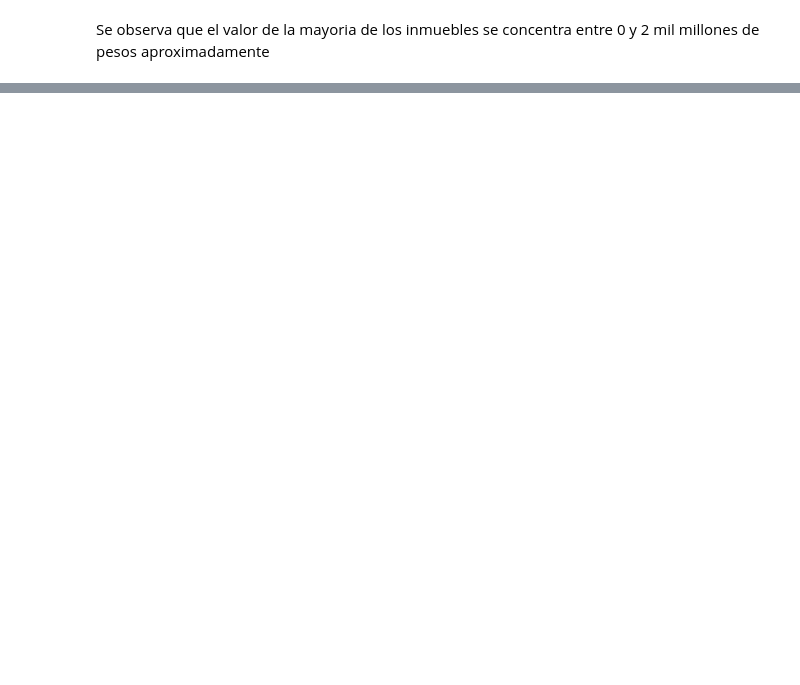
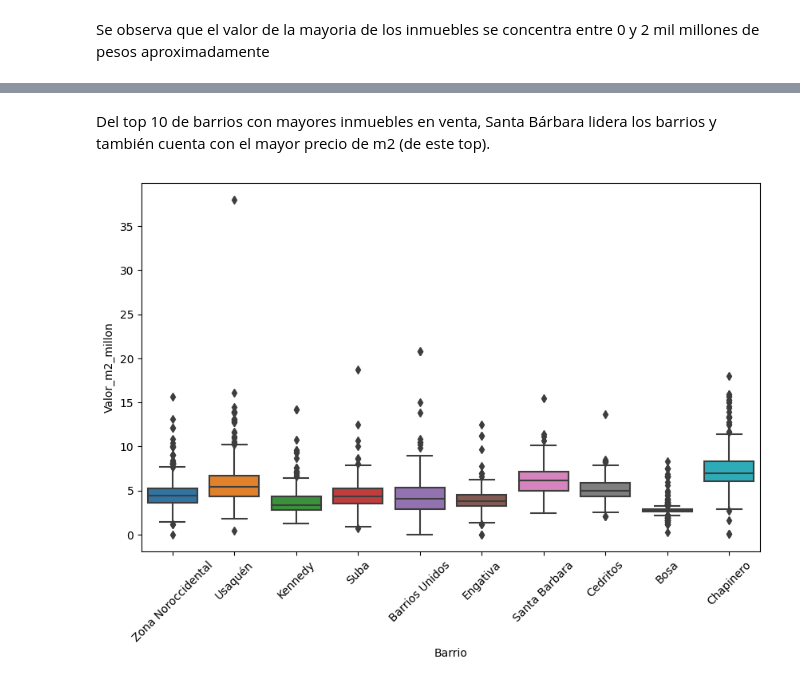
Before and after one commit to Sebasttiann/Python-Inmuebles_Colombia, a Jupyter notebook: Inmuebles_COL.ipynb, the cells around one changed output, grey strips where cells are left out. Saved outputs shown, nothing was run; the diff lists cells and outputs as text; code cells hidden in the pictures; blank space fills up the shorter version.

```diff
--- a/Inmuebles_COL.ipynb
+++ b/Inmuebles_COL.ipynb
@@ -405,0 +474,6 @@ plt.show()
+# %%
+m2_barrio = dict(datos_barrio["Valor_m2_barrio"])
+# %%
+#Duplicas una columna y la asignas a la nueva columna
+inmuebles["Valor_m2_barrio"] = inmuebles["Barrio"]
+inmuebles.head(3)
@@ -405,0 +485,3 @@ plt.show()
+# %%
+inmuebles["Valor_m2_barrio"] = inmuebles["Valor_m2_barrio"].map(m2_barrio)
+inmuebles.head(3)
@@ -405,0 +535,9 @@ plt.show()
+# %% [markdown]
+Del top 10 de barrios con mayores inmuebles en venta, Santa Bárbara lidera los barrios y también cuenta con el mayor precio de m2 (de este top).
+# %%
+#Boxplot del valor de m2 en millones
+plt.figure(figsize=(10,6))
+ax = sns.boxplot(x="Barrio", y="Valor_m2_millon", data = inmuebles.query("Barrio in @top_barrios"))
+ax.tick_params(axis="x", rotation=45)
+# %% [output]
+[figure, added]
```
Also changed, not shown: parts of 40 cells of this notebook.
